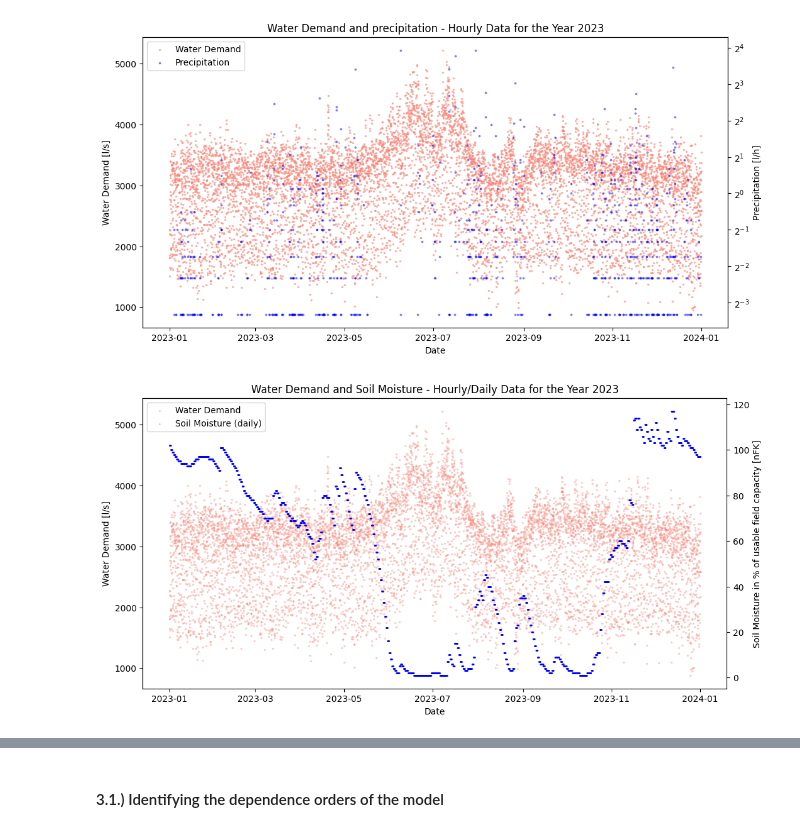
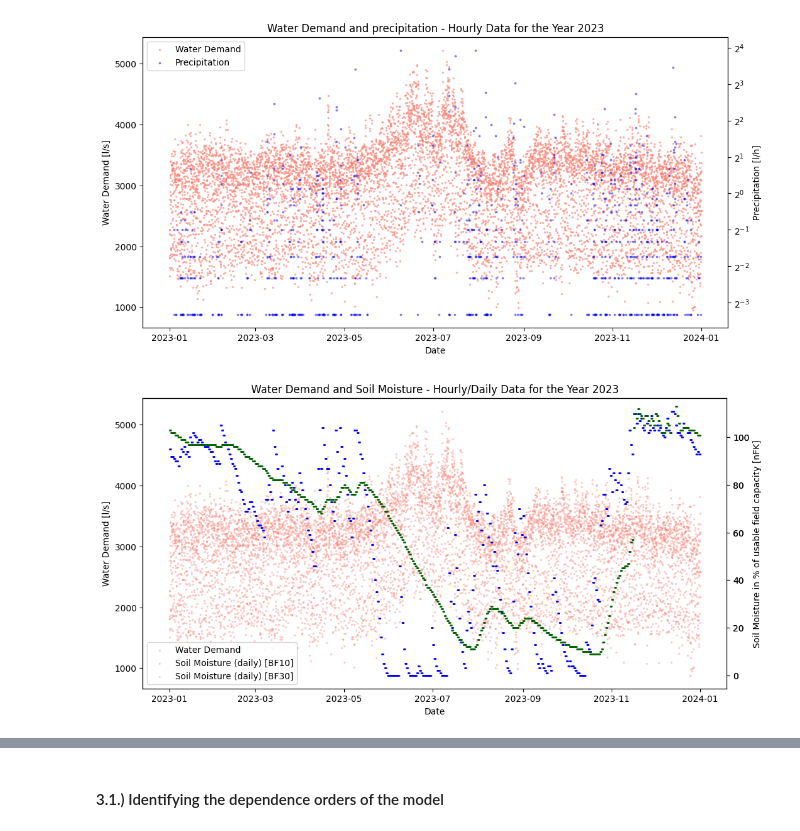
Before and after one commit to DavidArtukovic/Projektarbeit_Artukovic, a Jupyter notebook: src/hourly_water_consumption.ipynb, the cells around one changed output, grey strips where cells are left out. Drawn from its saved outputs; the diff is of its cells as text; code cells hidden in the pictures.

```diff
--- a/src/hourly_water_consumption.ipynb
+++ b/src/hourly_water_consumption.ipynb
@@ -315,0 +358,20 @@ df_merged.tail(5)
+# %%
+# create interaction terms
+df_merged["dry_soil_10"] = np.minimum(0, df_merged["BF10"] - 50) * -1
+df_merged["dry_soil_30"] = np.minimum(0, df_merged["BF30"] - 50) * -1
+df_merged["dry_soil_10*temperature_Schnar"] = (
+    df_merged["dry_soil_10"] * df_merged["temperature_Schnar"]
+)
+df_merged["dry_soil_30*temperature_Schnar"] = (
+    df_merged["dry_soil_30"] * df_merged["temperature_Schnar"]
+)
+df_merged["dry_soil_10*T_hot"] = df_merged["dry_soil_10"] * df_merged["T_hot"]
+df_merged["dry_soil_30*T_hot"] = df_merged["dry_soil_30"] * df_merged["T_hot"]
+# %%
+# Add change rate in BF30 - show dataset
+# Calculate the percentage change in the 'BF30' column
+df_merged["BF30_change_rate"] = df_merged["BF30"].pct_change()
+
+# If you want to fill NaN values that result from the pct_change calculation (e.g., the first row)
+df_merged["BF30_change_rate"].fillna(0, inplace=True)
+df_merged.head(5)
@@ -439,42 +592,93 @@ plt.show()
 # %% [output]
 [figure]
 # %%
+# Plot - Water Demand and Soil Moisture
 fig, ax1 = plt.subplots(figsize=(12, 6))
 
 # Create a label for the year
+
+
 label = f"{start_date.year}"
+
 scatter1 = ax1.scatter(
     year_data.index,
+
     year_data["nodal_demand"],
+
     s=2,  # Size of dots
+
     alpha=0.3,  # Transparency of dots
+
     label="Water Demand",
+
     color="salmon",
 )
+
+
 ax1.set_xlabel("Date")
+
 ax1.set_ylabel("Water Demand [l/s]")
 
+
 # Create a second y-axis for the temperature
+
 ax2 = ax1.twinx()
+
+
 scatter2 = ax2.scatter(
     year_data.index,
-    year_data["BF20"],
+
+    year_data["BF10"],
+
     s=1,  # Size of dots
+
     alpha=0.2,  # Transparency of dots
-    label="Soil Moisture (daily)",
+
+    label="Soil Moisture (daily) [BF10]",
+
     color="blue",
 )
+
 ax2.set_ylabel("Soil Moisture in % of usable field capacity [nFK]")
 
+
+ax3 = ax1.twinx()
+
+scatter3 = ax3.scatter(
+    year_data.index,
+
+    year_data["BF30"],
+
+    s=1,  # Size of dots
+
+    alpha=0.2,  # Transparency of dots
+
+    label="Soil Moisture (daily) [BF30]",
+
+    color="darkgreen",
+)
+
+ax3.set_xlim(ax2.get_xlim())
+
+ax3.set_ylim(ax2.get_ylim())
+
+
 # Combine legends
-scatters = [scatter1, scatter2]
+
+
+scatters = [scatter1, scatter2, scatter3]
+
 labels = [scatter.get_label() for scatter in scatters]
-ax1.legend(scatters, labels, loc="upper left")
+
+ax1.legend(scatters, labels, loc="lower left")
 
 plt.title(
+
     f"Water Demand and Soil Moisture - Hourly/Daily Data for the Year {start_date.year}"
 )
+
+
 plt.show()
 # %% [output]
-[figure, old version]
+[figure, new version]
 # %% [markdown]
```
Also changed, not shown: parts of 59 cells of this notebook, 5 other files.
